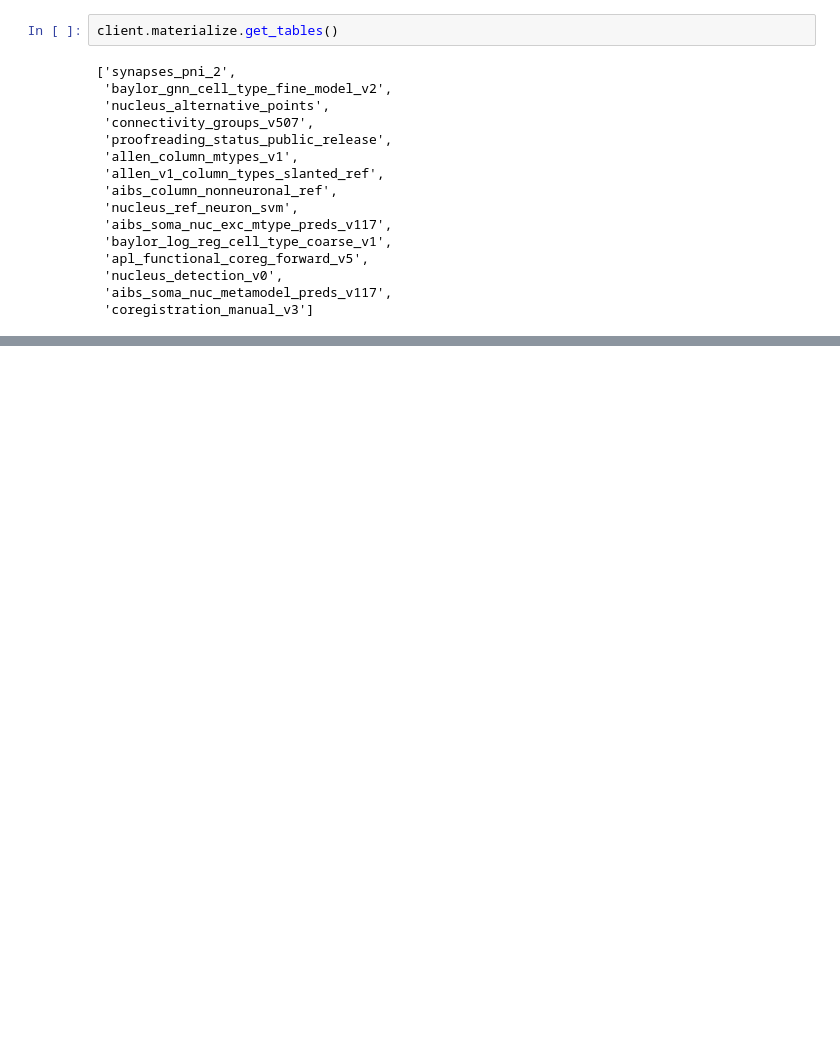
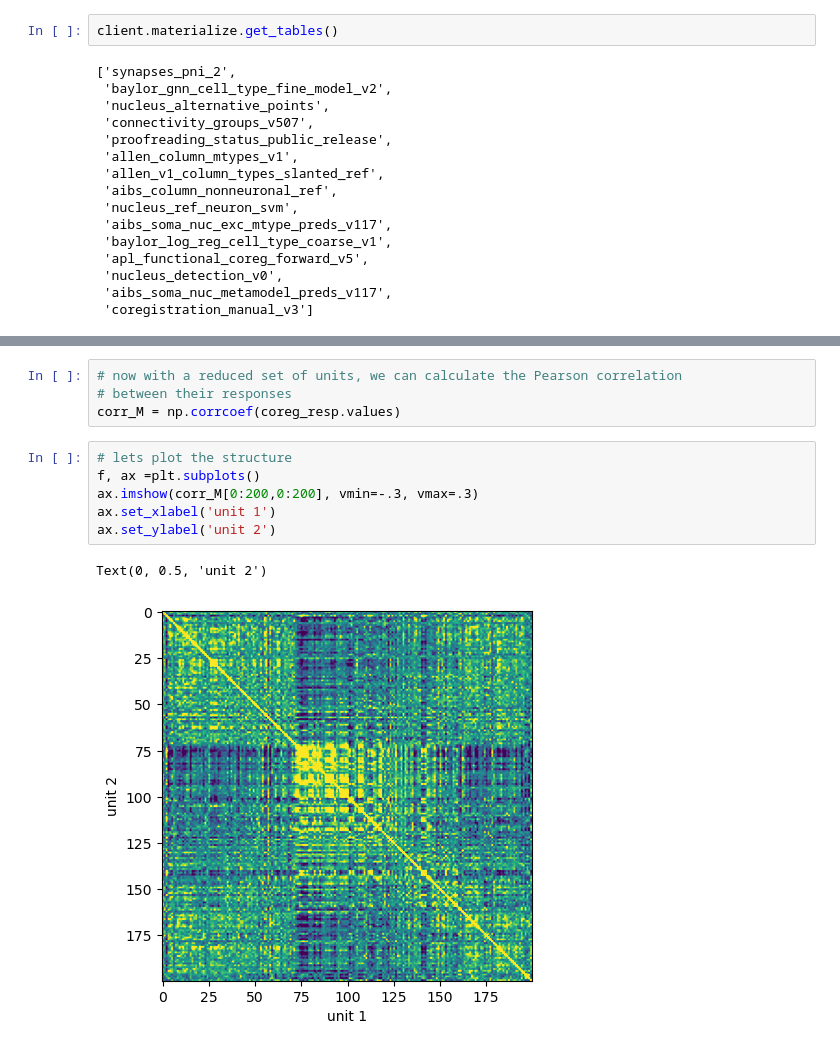
Before and after one commit to AllenInstitute/SWDB_CellTypeFunction, a Jupyter notebook: workshop2/InSilicoStimulus.ipynb, the cells around one changed output, grey strips where cells are left out. Drawn from its saved outputs; the diff is of its cells as text; blank space fills up the shorter version.

```diff
--- a/workshop2/InSilicoStimulus.ipynb
+++ b/workshop2/InSilicoStimulus.ipynb
@@ -89,0 +202,13 @@ plt.show()
+# %%
+# now with a reduced set of units, we can calculate the Pearson correlation
+# between their responses
+corr_M = np.corrcoef(coreg_resp.values)
+# %%
+# lets plot the structure
+f, ax =plt.subplots()
+ax.imshow(corr_M[0:200,0:200], vmin=-.3, vmax=.3)
+ax.set_xlabel('unit 1')
+ax.set_ylabel('unit 2')
+# %% [output]
+Text(0, 0.5, 'unit 2')
+[figure, added]
```
Also changed, not shown: parts of 103 cells of this notebook, 3 other files.
